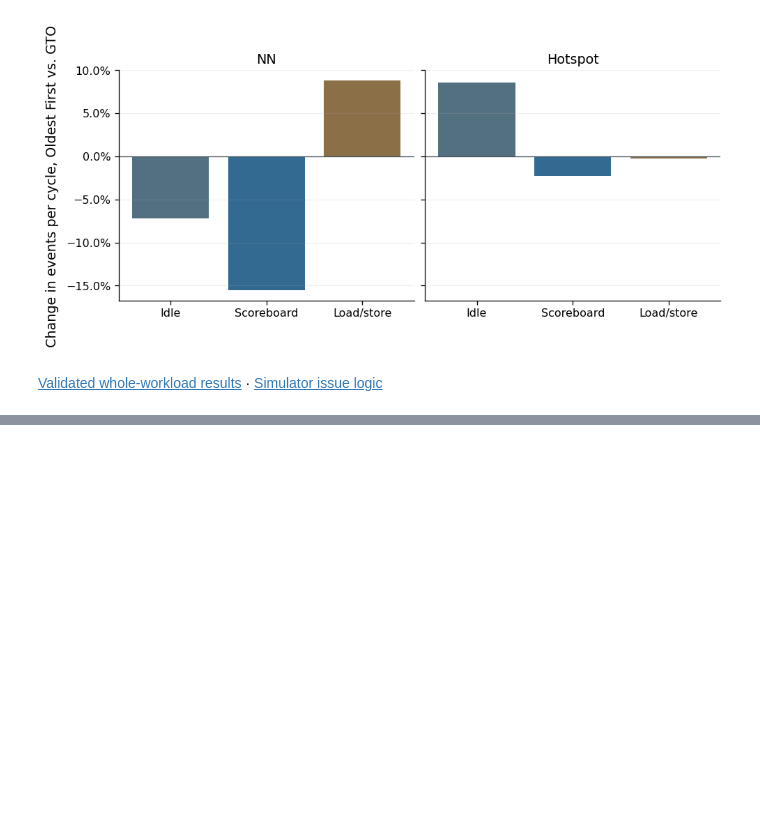
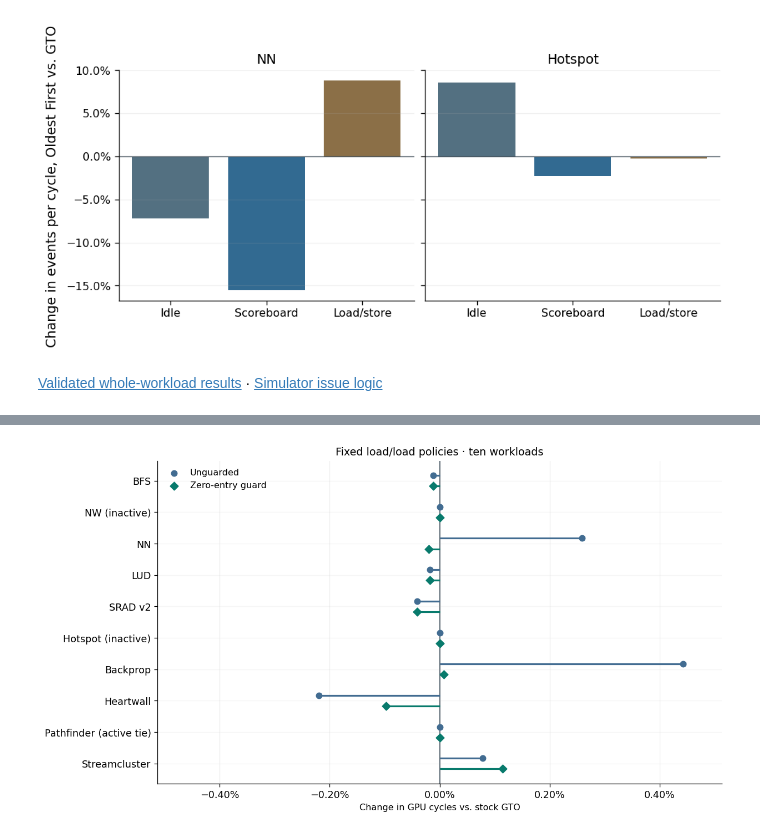
Before and after one commit to EnochWong521/gpu-warp-scheduling, a Jupyter notebook: notebooks/adaptive_policy_analysis.ipynb, the cells around one changed output, grey strips where cells are left out. Drawn from its saved outputs; the diff is of its cells as text; code cells hidden in the pictures; blank space fills up the shorter version.

```diff
--- a/notebooks/adaptive_policy_analysis.ipynb
+++ b/notebooks/adaptive_policy_analysis.ipynb
@@ -544,0 +702,35 @@ plt.show()
+# %%
+variants = {"Unguarded": "unguarded_cycles", "Zero-entry guard": "guarded_cycles"}
+suite_pct = pd.DataFrame({
+    label: (suite[col] - suite.stock_cycles) / suite.stock_cycles * 100
+    for label, col in variants.items()
+})
+assert (suite_pct["Zero-entry guard"] - suite.guarded_pct_change).abs().lt(0.000001).all()
+inactive = suite.guarded_taken.add(suite.guarded_suppressed).eq(0)
+active_tie = suite.guarded_cycles.eq(suite.stock_cycles) & ~inactive
+labels = [
+    suite_names[w] + (" (inactive)" if inactive[w] else " (active tie)" if active_tie[w] else "")
+    for w in suite.index
+]
+display(suite.join(suite_pct.round(4)).rename(index=suite_names))
+
+fig, ax = plt.subplots(figsize=(10.7, 5.8), layout="constrained")
+positions = list(range(len(labels)))
+for (label, values), offset, color, marker in zip(
+        suite_pct.items(), [-0.17, 0.17], ["#426c91", "#087a6c"], ["o", "D"]):
+    y = [pos + offset for pos in positions]
+    ax.hlines(y, 0, values, color=color, linewidth=2)
+    ax.scatter(values, y, label=label, marker=marker, color=color, s=42, zorder=3)
+extent = suite_pct.abs().to_numpy().max()
+limit = max(0.1, extent * 1.16)
+ax.axvline(0, color="#283b47", linewidth=1, zorder=1)
+ax.set(yticks=positions, yticklabels=labels, xlim=(-limit, limit),
+       xlabel="Change in GPU cycles vs. stock GTO", title="Fixed load/load policies · ten workloads")
+ax.xaxis.set_major_formatter(PercentFormatter(xmax=100, decimals=2))
+ax.invert_yaxis()
+ax.tick_params(labelsize=11)
+ax.grid(axis="x", alpha=0.21)
+ax.grid(axis="y", alpha=0.1)
+ax.legend(loc="upper left", frameon=False)
+export_figure(fig, "l1_guard_suite_cycle_change")
+# %% [output]
@@ -544,0 +749 @@ plt.show()
+[figure, added]
```
Also changed, not shown: parts of 8 cells of this notebook, 5 other files.
